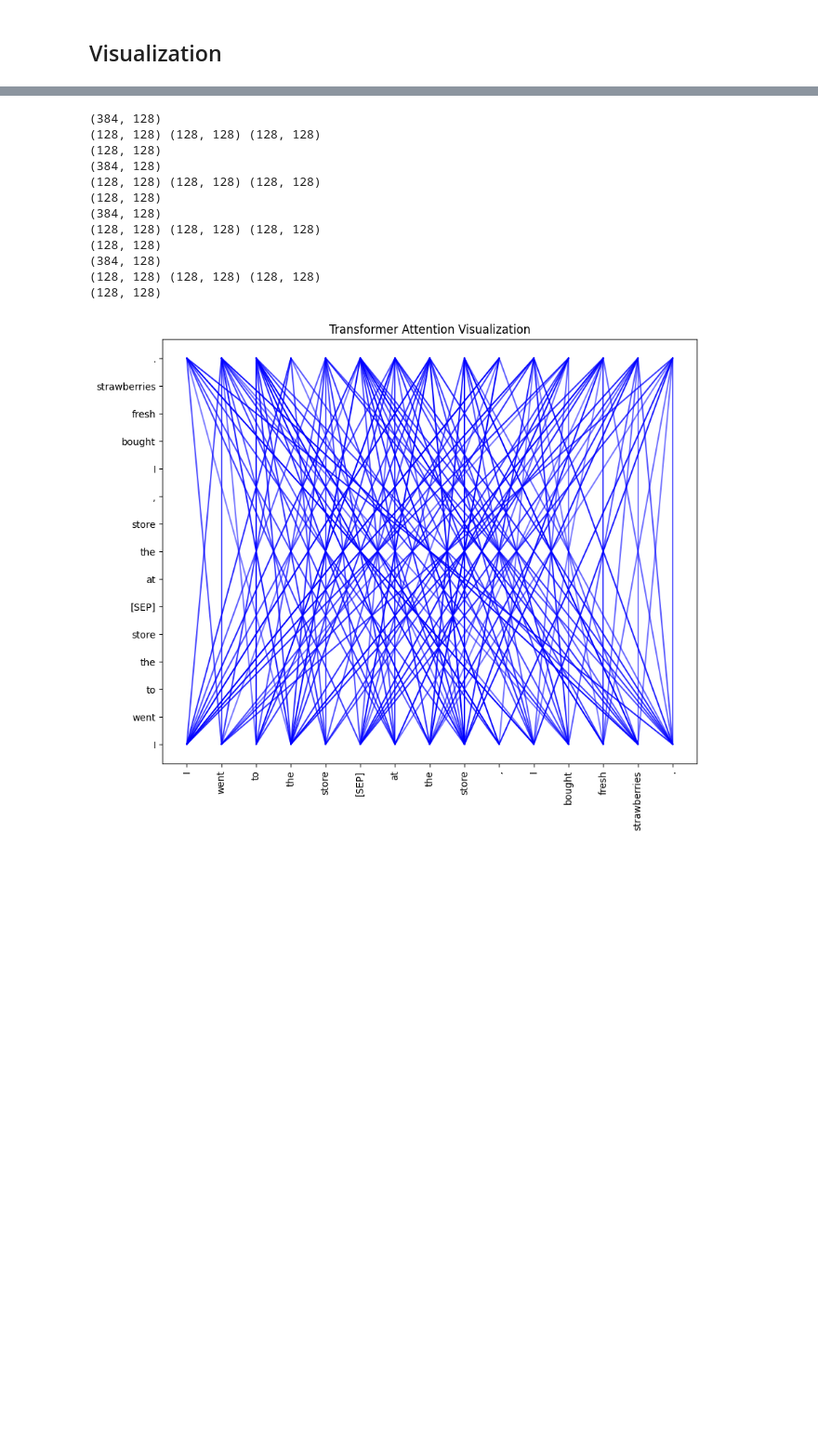
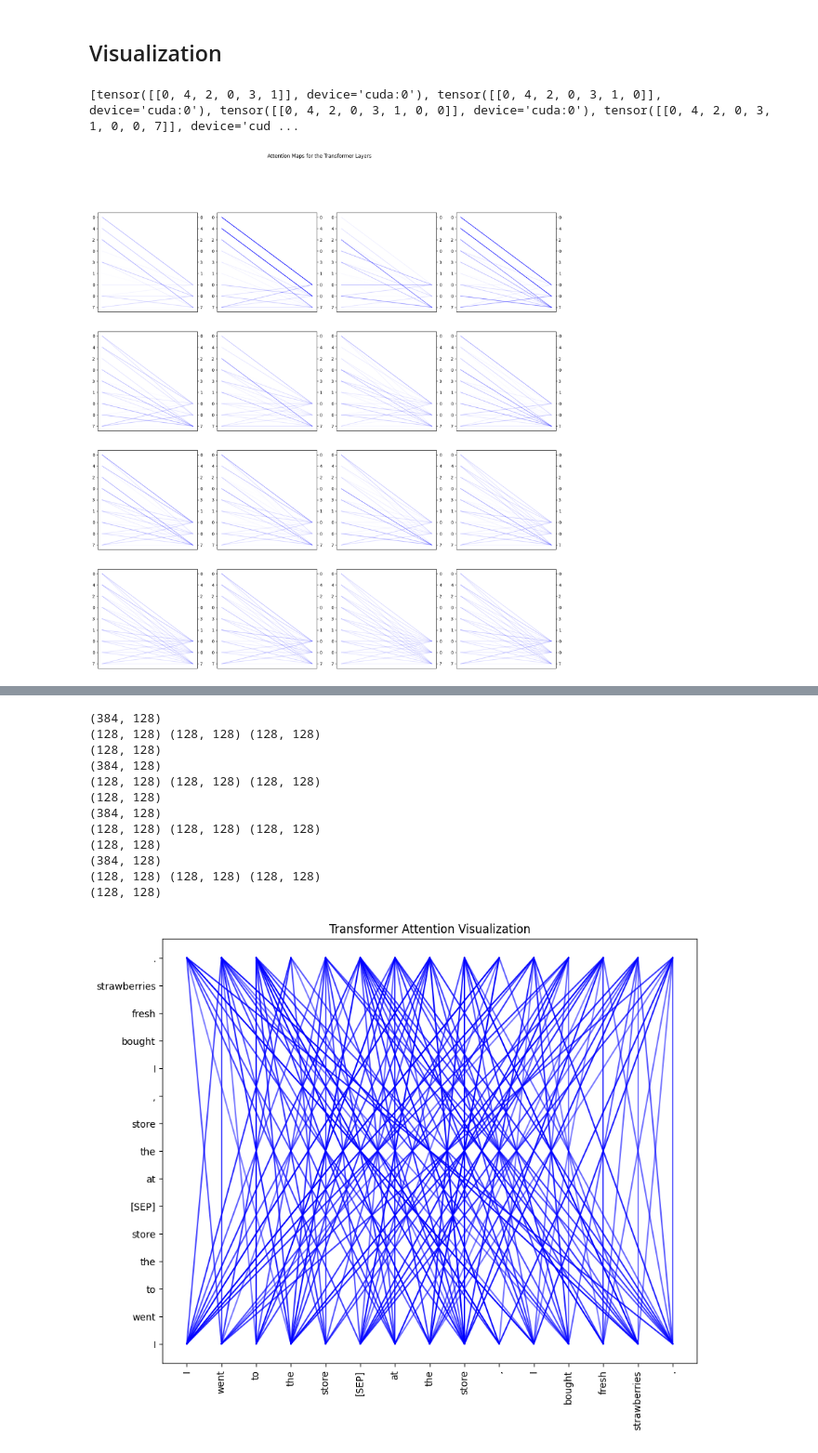
Before and after one commit to RafalLeja/MathGPT, a Jupyter notebook: src/Arithmetic/static_add.ipynb, the cells around one changed output, grey strips where cells are left out. Shown at 93% size. Cells and saved outputs as stored; diff of their text form; code cells hidden in the pictures; blank space fills up the shorter version.

Commit message:
added visualization

```diff
--- a/src/Arithmetic/static_add.ipynb
+++ b/src/Arithmetic/static_add.ipynb
@@ -347,2 +347,82 @@ plt.show()
 # %% [markdown]
 ## Visualization
+# %%
+import torch
+import numpy as np
+import math
+import matplotlib.pyplot as plt
+import torch.nn.functional as F
+
+attentions = []
+device = torch.device("cuda" if torch.cuda.is_available() else "cpu")
+model = model.to(device)
+
+# Define a random input tensor
+input_tensor = test_dataset[0][0].unsqueeze(0).to(device)
+cut_tensor = input_tensor[:, :6]
+inputs = [cut_tensor]
+output_tensor = model.generate(cut_tensor, 1, do_sample=False)
+for i in range(1, 4):
+    inputs.append(output_tensor)
+    output_tensor = model.generate(output_tensor, 1, do_sample=False)
+
+print(inputs)
+output_tensor = output_tensor[:, 1:]
+# print(input_tensor)
+# print(output_tensor)
+
+words = [str(i.item()) for i in input_tensor[0]][::-1]
+words_y = [str(i.item()) for i in output_tensor[0]][::-1]
+
+fig, axes = plt.subplots(LAYERS, HEADS, figsize=(20, 20))
+fig.suptitle("Attention Maps for the Transformer Layers")
+
+# Pass the input tensor through the embedding layers
+input_emb = model.transformer.wte(input_tensor) + model.transformer.wpe(torch.arange(input_tensor.size(1), device=device))
+
+l = 0
+# Pass through the transformer layers
+for layer in model.transformer.h:
+    # Layer normalization
+    normed_input = layer.ln_1(input_emb)
+    B, T, C = normed_input.size()
+
+    # Self-attention
+    attn_weights = layer.attn.c_attn(normed_input)
+    q, k, v = attn_weights.split(model_config.n_embd, dim=2)
+
+    k = k.view(B, T, HEADS, C // HEADS).transpose(1, 2) # (B, nh, T, hs)
+    q = q.view(B, T, HEADS, C // HEADS).transpose(1, 2) # (B, nh, T, hs)
+    v = v.view(B, T, HEADS, C // HEADS).transpose(1, 2) # (B, nh, T, hs)
+
+    attn_scores = (q @ k.transpose(-2, -1)) * (1.0 / np.sqrt(k.size(-1)))
+    attn_probs = torch.Tensor(attn_scores)
+    # print(attn_probs.size())
+
+    n = attn_probs.size(-1)
+
+    for h in range(HEADS):
+        # print(attn_probs[0, h])
+        probs = F.softmax(attn_probs[0, h].detach(), dim=-1)
+
+        axes[l, h].set_xticks([])
+        axes[l, h].set_yticks(np.arange(n))
+        axes[l, h].set_yticklabels(words)
+        ax2 = axes[l, h].twinx()
+        ax2.set_yticks(np.arange(n))
+        ax2.set_yticks(np.arange(n))
+        ax2.set_yticklabels(words)
+        for i in range(n):
+            for j in range(3):
+                if probs[i, j].item() > 0:  # Threshold for visibility
+                    axes[l, h].plot([0, 1], [i, j], 'b-', alpha=probs[i, j].item())
+                    ax2.plot([0, 1], [i, j], 'b-', alpha=0)
+
+    l += 1
+
+plt.show()
+print("Input Tensor:", input_tensor)
+print("Predicted Token:", output_tensor)
+# %% [output]
+[tensor([[0, 4, 2, 0, 3, 1]], device='cuda:0'), tensor([[0, 4, 2, 0, 3, 1, 0]], device='cuda:0'), tensor([[0, 4, 2, 0, 3, 1, 0, 0]], device='cuda:0'), tensor([[0, 4, 2, 0, 3, 1, 0, 0, 7]], device='cud ...
+[figure, added]
```
Also changed, not shown: parts of 6 cells of this notebook.
